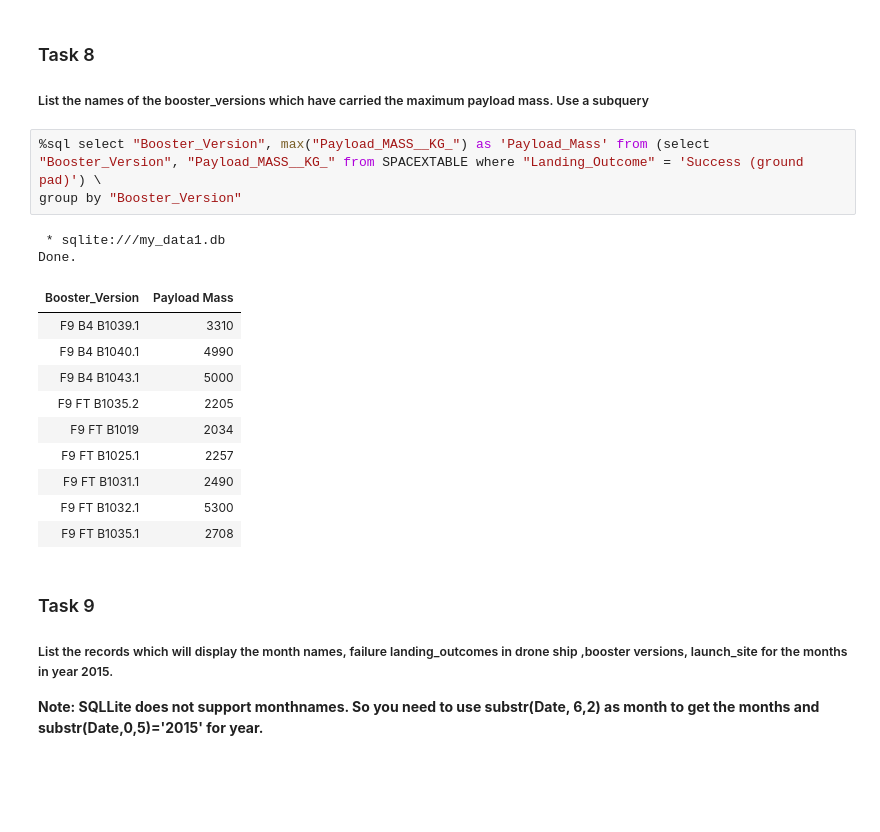
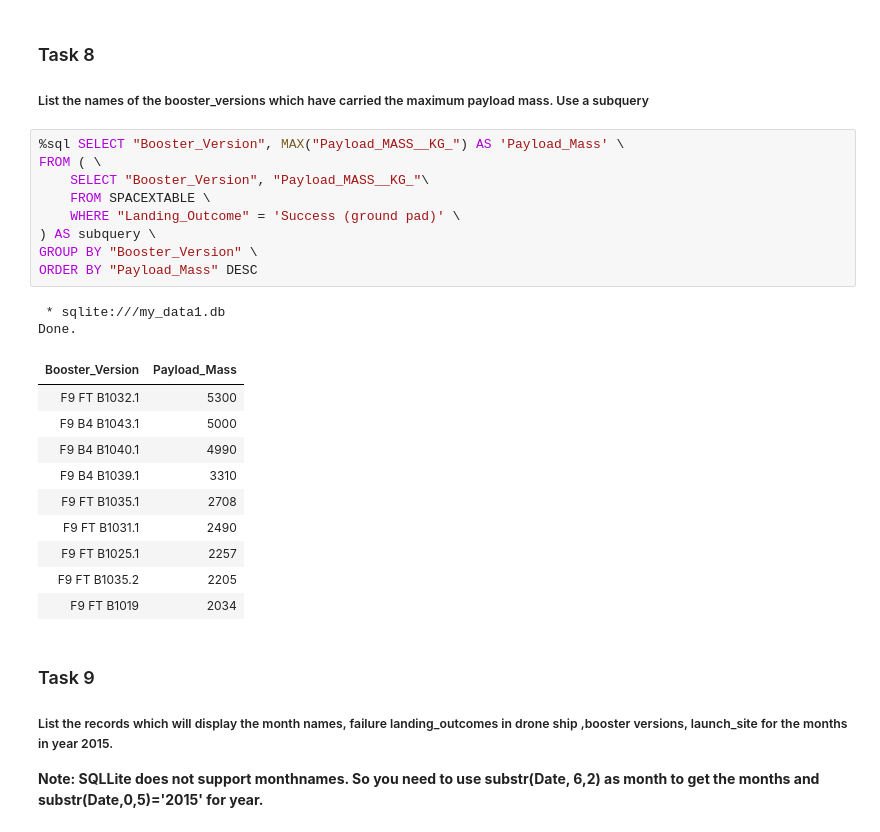
Before and after one commit to peczakax/CourseraDataScienceCapstone, a Jupyter notebook: Applied Data Science Capstone/jupyter-labs-eda-sql-coursera_sqllite.ipynb, the cells around one changed output. Drawn from its saved outputs; the diff is of its cells as text; blank space fills up the shorter version.

```diff
--- a/Applied Data Science Capstone/jupyter-labs-eda-sql-coursera_sqllite.ipynb
+++ b/Applied Data Science Capstone/jupyter-labs-eda-sql-coursera_sqllite.ipynb
@@ -262,21 +262,27 @@ Done.
 
 ##### List the   names of the booster_versions which have carried the maximum payload mass. Use a subquery
 # %%
-%sql select "Booster_Version", max("Payload_MASS__KG_") as 'Payload_Mass' from (select "Booster_Version", "Payload_MASS__KG_" from SPACEXTABLE where "Landing_Outcome" = 'Success (ground pad)') \
-group by "Booster_Version"
+%sql SELECT "Booster_Version", MAX("Payload_MASS__KG_") AS 'Payload_Mass' \
+FROM ( \
+    SELECT "Booster_Version", "Payload_MASS__KG_"\
+    FROM SPACEXTABLE \
+    WHERE "Landing_Outcome" = 'Success (ground pad)' \
+) AS subquery \
+GROUP BY "Booster_Version" \
+ORDER BY "Payload_Mass" DESC
 # %% [output]
  * sqlite:///my_data1.db
 Done.
-| Booster_Version | Payload Mass |
+| Booster_Version | Payload_Mass |
+| F9 FT B1032.1 | 5300 |
+| F9 B4 B1043.1 | 5000 |
+| F9 B4 B1040.1 | 4990 |
 | F9 B4 B1039.1 | 3310 |
-| F9 B4 B1040.1 | 4990 |
-| F9 B4 B1043.1 | 5000 |
+| F9 FT B1035.1 | 2708 |
+| F9 FT B1031.1 | 2490 |
+| F9 FT B1025.1 | 2257 |
 | F9 FT B1035.2 | 2205 |
 | F9 FT B1019 | 2034 |
-| F9 FT B1025.1 | 2257 |
-| F9 FT B1031.1 | 2490 |
-| F9 FT B1032.1 | 5300 |
-| F9 FT B1035.1 | 2708 |
 # %% [markdown]
 ### Task 9
 
```
Also changed, not shown: parts of 1 cell of this notebook, 3 other files.
